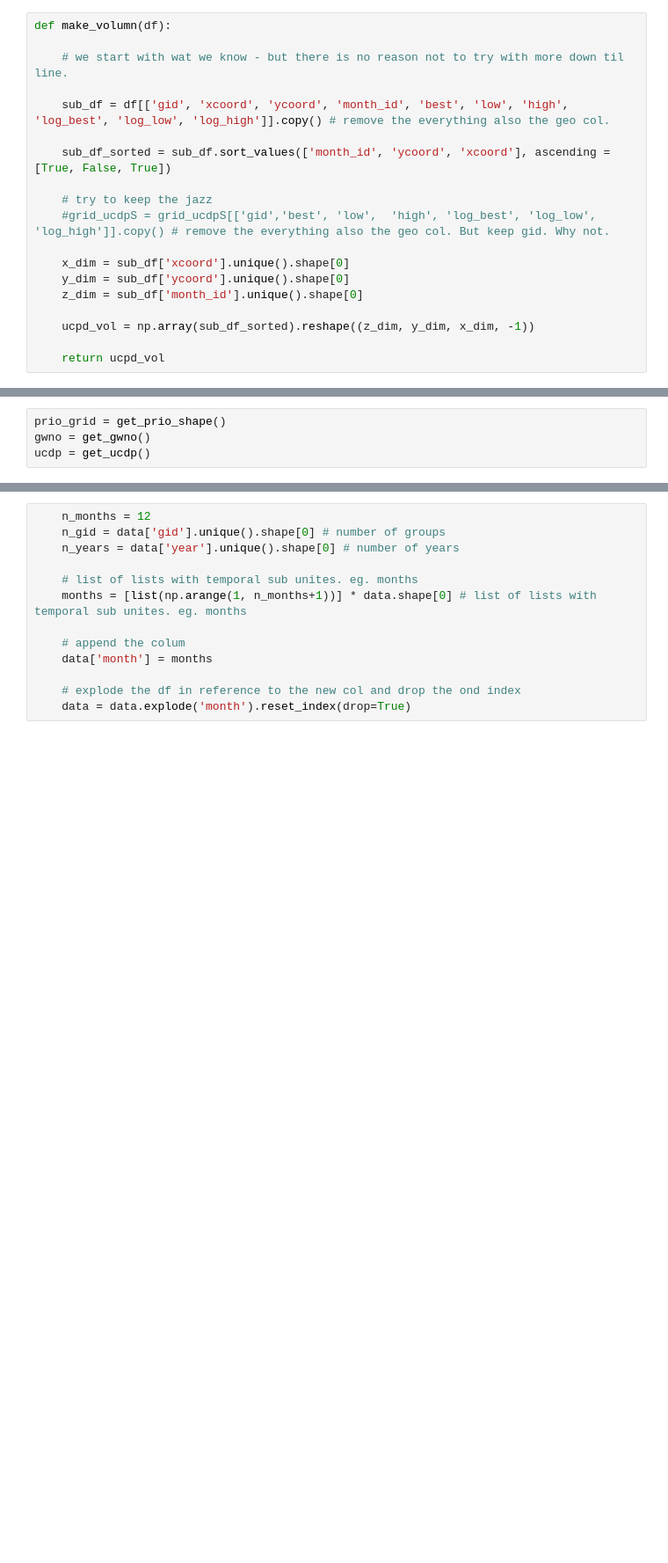
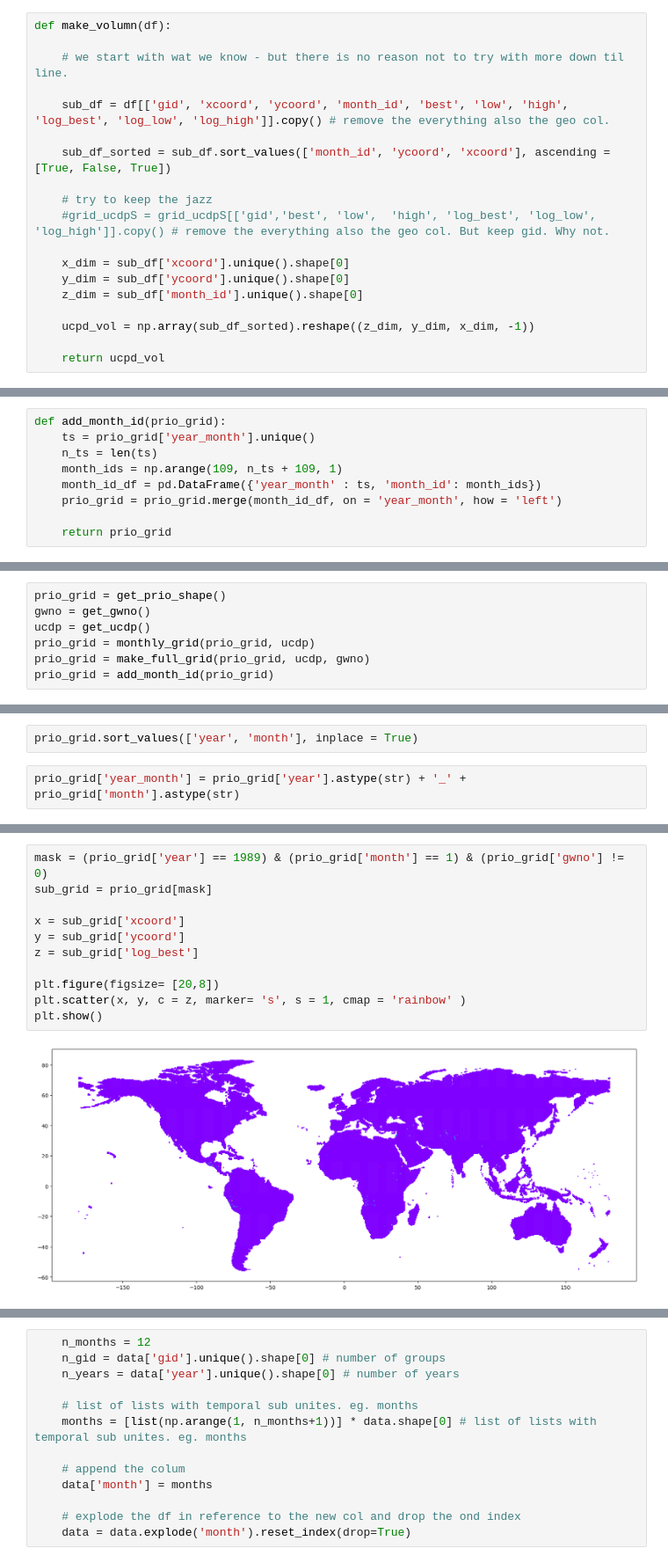
Before and after one commit to Polichinel/HydraNet_001, a Jupyter notebook: makeDataMonthly.ipynb, the cells around one changed output, grey strips where cells are left out. Shown at 88% size. Saved outputs shown, nothing was run; the diff lists cells and outputs as text; blank space fills up the shorter version.

```diff
--- a/makeDataMonthly.ipynb
+++ b/makeDataMonthly.ipynb
@@ -161,0 +203,9 @@ def make_volumn(df):
+# %%
+def add_month_id(prio_grid):
+    ts = prio_grid['year_month'].unique()
+    n_ts = len(ts)
+    month_ids = np.arange(109, n_ts + 109, 1)
+    month_id_df = pd.DataFrame({'year_month' : ts, 'month_id': month_ids})
+    prio_grid = prio_grid.merge(month_id_df, on = 'year_month', how = 'left')
+
+    return prio_grid
@@ -163,5 +220,8 @@ def make_volumn(df):
 prio_grid = get_prio_shape()
 gwno = get_gwno()
 ucdp = get_ucdp()
+prio_grid = monthly_grid(prio_grid, ucdp)
+prio_grid = make_full_grid(prio_grid, ucdp, gwno)
+prio_grid = add_month_id(prio_grid)
 # %% [output]
 File already downloaded
@@ -167,0 +231,4 @@ File already downloaded
+# %%
+prio_grid.sort_values(['year', 'month'], inplace = True)
+# %%
+prio_grid['year_month'] = prio_grid['year'].astype(str) + '_' + prio_grid['month'].astype(str)
@@ -167,0 +268,13 @@ File already downloaded
+# %%
+mask = (prio_grid['year'] == 1989) & (prio_grid['month'] == 1) & (prio_grid['gwno'] != 0)
+sub_grid = prio_grid[mask]
+
+x = sub_grid['xcoord']
+y = sub_grid['ycoord']
+z = sub_grid['log_best']
+
+plt.figure(figsize= [20,8])
+plt.scatter(x, y, c = z, marker= 's', s = 1, cmap = 'rainbow' )
+plt.show()
+# %% [output]
+[figure, added]
```
Also changed, not shown: parts of 33 cells of this notebook.
